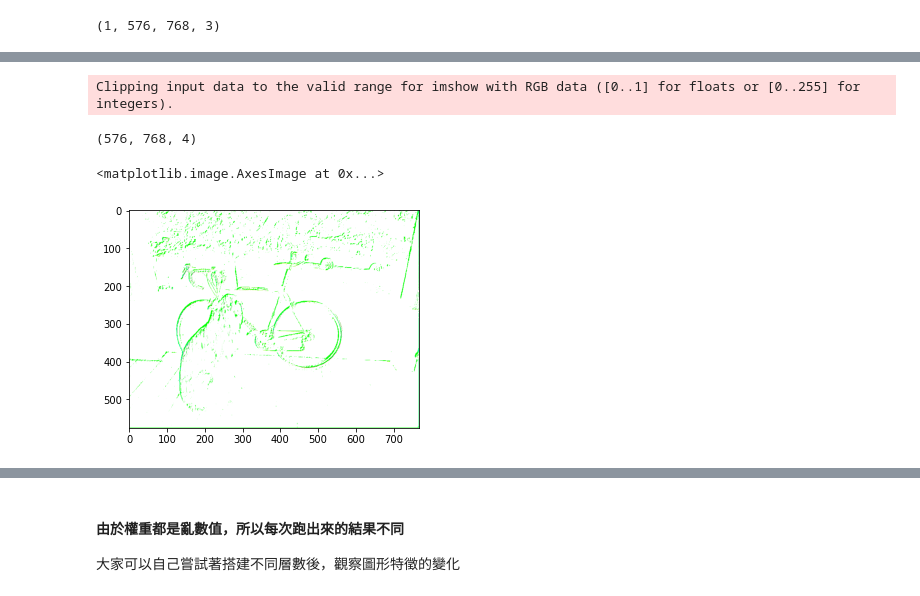
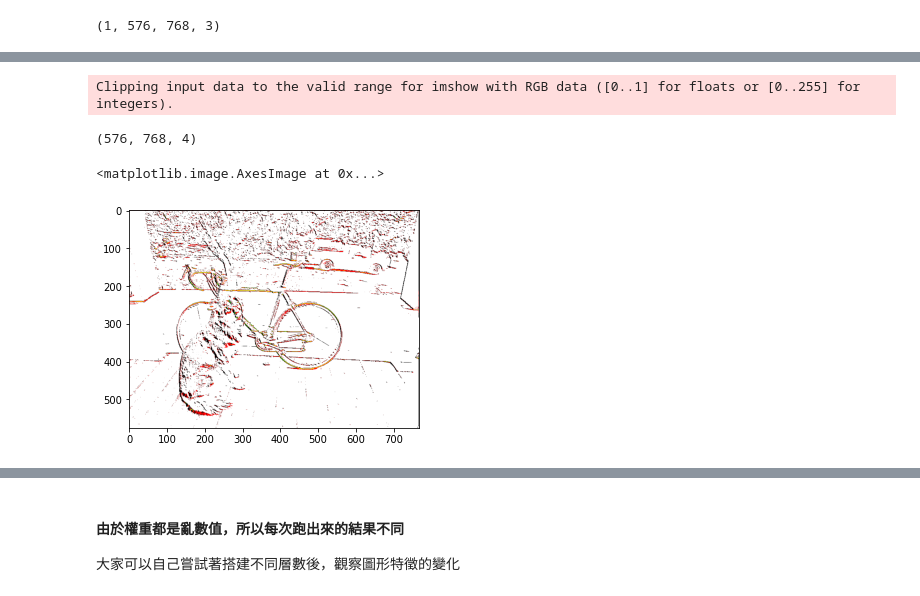
Before and after one commit to JohnnyLee1809/DL-CVMarathon, a Jupyter notebook: Day36.YOLO 細節理解-網絡架構_HW.ipynb, the cells around one changed output, grey strips where cells are left out. Cells and saved outputs as stored; diff of their text form; code cells hidden in the pictures.

```diff
--- a/Day36.YOLO 細節理解-網絡架構_HW.ipynb
+++ b/Day36.YOLO 細節理解-網絡架構_HW.ipynb
@@ -101,10 +124,11 @@ Clipping input data to the valid range for imshow with RGB data ([0..1] for floa
 # %%
-image_conv=model.predict(image_batch)
-img=np.squeeze(image_conv,axis=0)
-print(img.shape)
-plt.imshow(img)
+#model.predict() 函式，得到回傳便是 feature map
+image_2_conv = model_2.predict(image_batch)
+img_2 = np.squeeze(image_2_conv, axis = 0)
+print(img_2.shape)
+plt.imshow(img_2)
 # %% [output]
 Clipping input data to the valid range for imshow with RGB data ([0..1] for floats or [0..255] for integers).
 (576, 768, 4)
 <matplotlib.image.AxesImage at 0x...>
-[figure, old version]
+[figure, new version]
```
Also changed, not shown: parts of 3 cells of this notebook.
